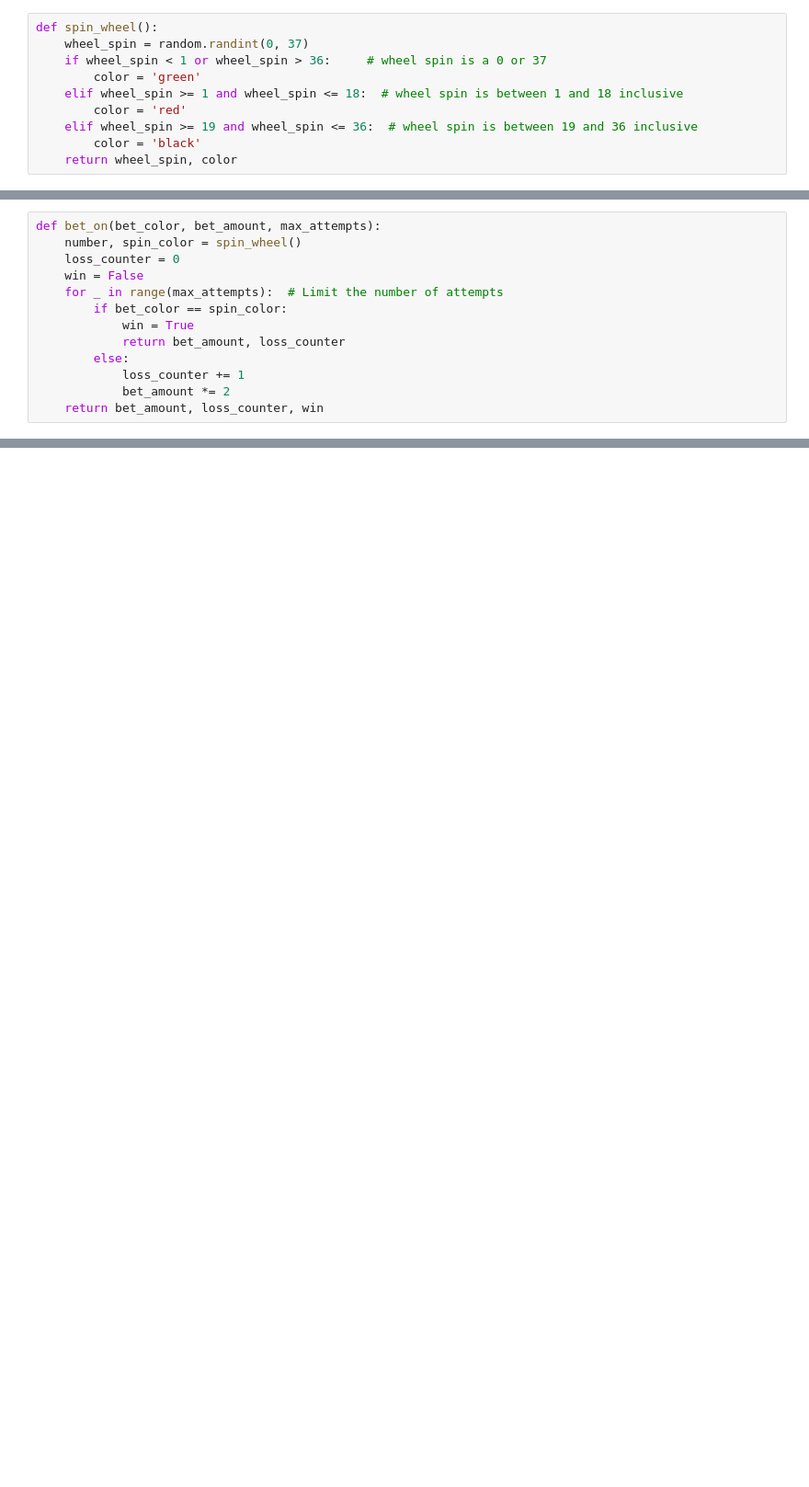
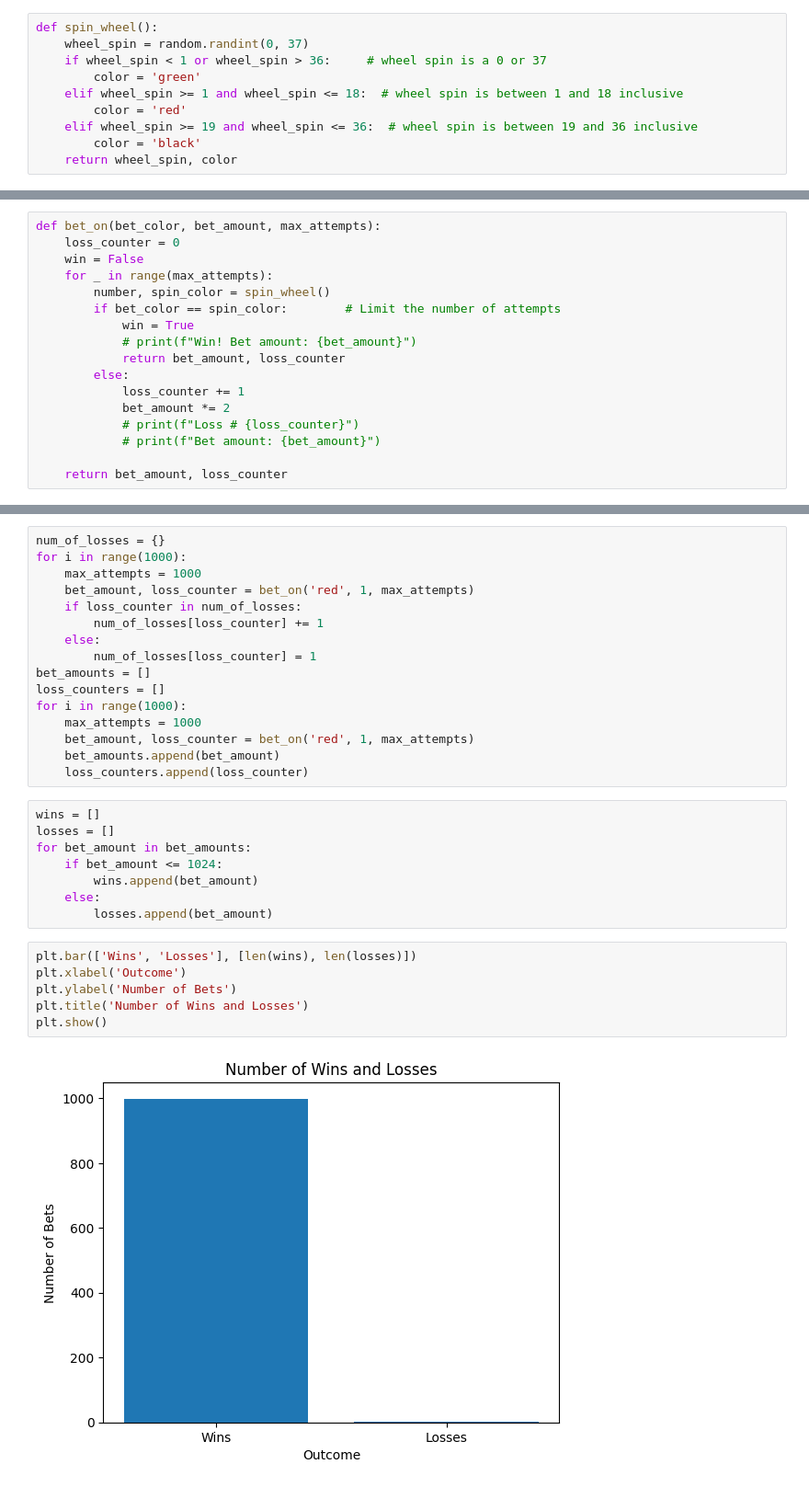
Before and after one commit to michaeledge27/mathModeling, a Jupyter notebook: projects/gamblingSystem.ipynb, the cells around one changed output, grey strips where cells are left out. Shown at 92% size. Drawn from its saved outputs; the diff is of its cells as text; blank space fills up the shorter version.

```diff
--- a/projects/gamblingSystem.ipynb
+++ b/projects/gamblingSystem.ipynb
@@ -41,14 +43,18 @@ spin_wheel()
 # %%
 def bet_on(bet_color, bet_amount, max_attempts):
-    number, spin_color = spin_wheel()
     loss_counter = 0
     win = False
-    for _ in range(max_attempts):  # Limit the number of attempts
-        if bet_color == spin_color:
+    for _ in range(max_attempts):
+        number, spin_color = spin_wheel()
+        if bet_color == spin_color:        # Limit the number of attempts
             win = True
+            # print(f"Win! Bet amount: {bet_amount}")
             return bet_amount, loss_counter
         else:
             loss_counter += 1
             bet_amount *= 2
-    return bet_amount, loss_counter, win
+            # print(f"Loss # {loss_counter}")
+            # print(f"Bet amount: {bet_amount}")
+
+    return bet_amount, loss_counter
 # %%
@@ -57,0 +64,32 @@ bet_on('red', 1, 10)
+# %%
+num_of_losses = {}
+for i in range(1000):
+    max_attempts = 1000
+    bet_amount, loss_counter = bet_on('red', 1, max_attempts)
+    if loss_counter in num_of_losses:
+        num_of_losses[loss_counter] += 1
+    else:
+        num_of_losses[loss_counter] = 1
+bet_amounts = []
+loss_counters = []
+for i in range(1000):
+    max_attempts = 1000
+    bet_amount, loss_counter = bet_on('red', 1, max_attempts)
+    bet_amounts.append(bet_amount)
+    loss_counters.append(loss_counter)
+# %%
+wins = []
+losses = []
+for bet_amount in bet_amounts:
+    if bet_amount <= 1024:
+        wins.append(bet_amount)
+    else:
+        losses.append(bet_amount)
+# %%
+plt.bar(['Wins', 'Losses'], [len(wins), len(losses)])
+plt.xlabel('Outcome')
+plt.ylabel('Number of Bets')
+plt.title('Number of Wins and Losses')
+plt.show()
+# %% [output]
+[figure, added]
```
Also changed, not shown: parts of 13 cells of this notebook.
